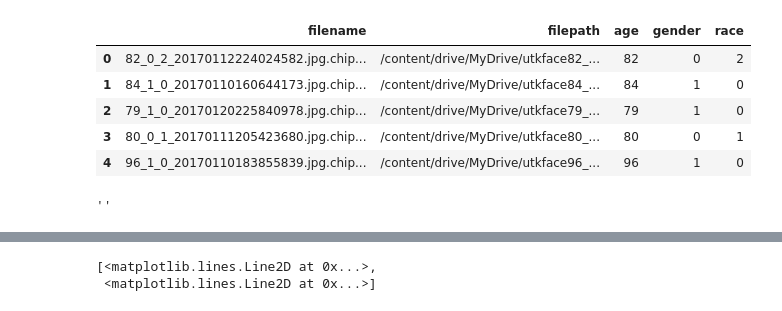
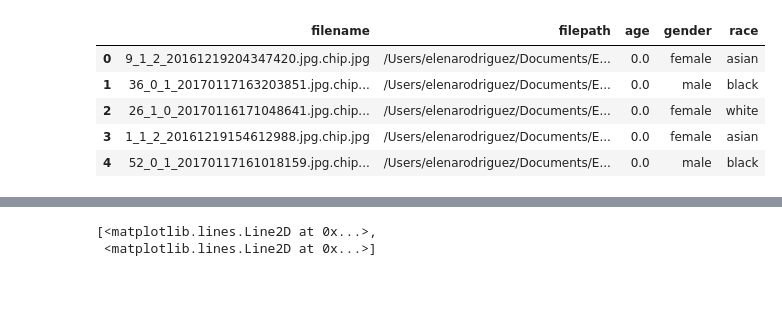
Before and after one commit to hbm99/bias-project-ML, a Jupyter notebook: models_analysis/elena/demographics_classifications.ipynb, the cells around one changed output, grey strips where cells are left out. Cells and saved outputs as stored; diff of their text form; code cells hidden in the pictures.

Commit message:
Refactoring `demographics_classifications` model. Minor changes in data_preprocess

```diff
--- a/models_analysis/elena/demographics_classifications.ipynb
+++ b/models_analysis/elena/demographics_classifications.ipynb
@@ -21,3 +37,2 @@ import random as rd
 # %%
-ds_path = '/content/drive/MyDrive/utkface'
-#ds_path= '/Users/elenarodriguez/Documents/Escuela/4to/ML/Proyecto/bias-project-ML/datasets/utkface/'
+ds_path= '/Users/elenarodriguez/Documents/Escuela/4to/ML/Proyecto/bias-project-ML/datasets/utkface/'
@@ -32,0 +39,2 @@ df['race'] = df.filename.apply(lambda x: int(x.split('_')[2]))
+# %%
+df_train, df_test= data_preprocess.data_selection(ds_path=ds_path)
@@ -32,0 +59,2 @@ df['race'] = df.filename.apply(lambda x: int(x.split('_')[2]))
+# %%
+images_train,df_train= proccess_data(df_train)
@@ -33,17 +63,9 @@ df['race'] = df.filename.apply(lambda x: int(x.split('_')[2]))
 # %%
-IMG_WIDTH, IMG_HEIGHT = 96, 96
-race_mapper = {0:'white', 1:'black',2: 'asian',3: 'indian', 4:'other'}
-gender_mapper = {0:'male',1:'female'}
-df.head()
+df_train.head(5)
 # %% [output]
 |  | filename | filepath | age | gender | race |
-| 0 | 82_0_2_20170112224024582.jpg.chip... | /content/drive/MyDrive/utkface82_... | 82 | 0 | 2 |
-| 1 | 84_1_0_20170110160644173.jpg.chip... | /content/drive/MyDrive/utkface84_... | 84 | 1 | 0 |
-| 2 | 79_1_0_20170120225840978.jpg.chip... | /content/drive/MyDrive/utkface79_... | 79 | 1 | 0 |
-| 3 | 80_0_1_20170111205423680.jpg.chip... | /content/drive/MyDrive/utkface80_... | 80 | 0 | 1 |
-| 4 | 96_1_0_20170110183855839.jpg.chip... | /content/drive/MyDrive/utkface96_... | 96 | 1 | 0 |
+| 0 | 9_1_2_20161219204347420.jpg.chip.jpg | /Users/elenarodriguez/Documents/E... | 0.0 | female | asian |
+| 1 | 36_0_1_20170117163203851.jpg.chip... | /Users/elenarodriguez/Documents/E... | 0.0 | male | black |
+| 2 | 26_1_0_20170116171048641.jpg.chip... | /Users/elenarodriguez/Documents/E... | 0.0 | female | white |
+| 3 | 1_1_2_20161219154612988.jpg.chip.jpg | /Users/elenarodriguez/Documents/E... | 0.0 | female | asian |
+| 4 | 52_0_1_20170117161018159.jpg.chip... | /Users/elenarodriguez/Documents/E... | 0.0 | male | black |
-# %%
-df.describe()
-;
-# %% [output]
-''
```
Also changed, not shown: parts of 30 cells of this notebook, 3 other files.
